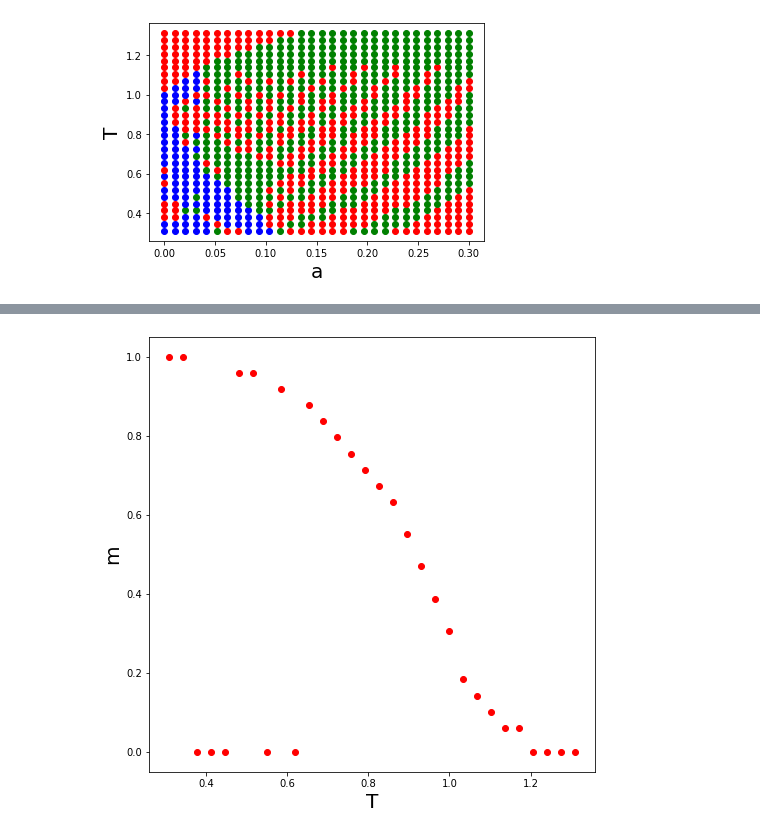
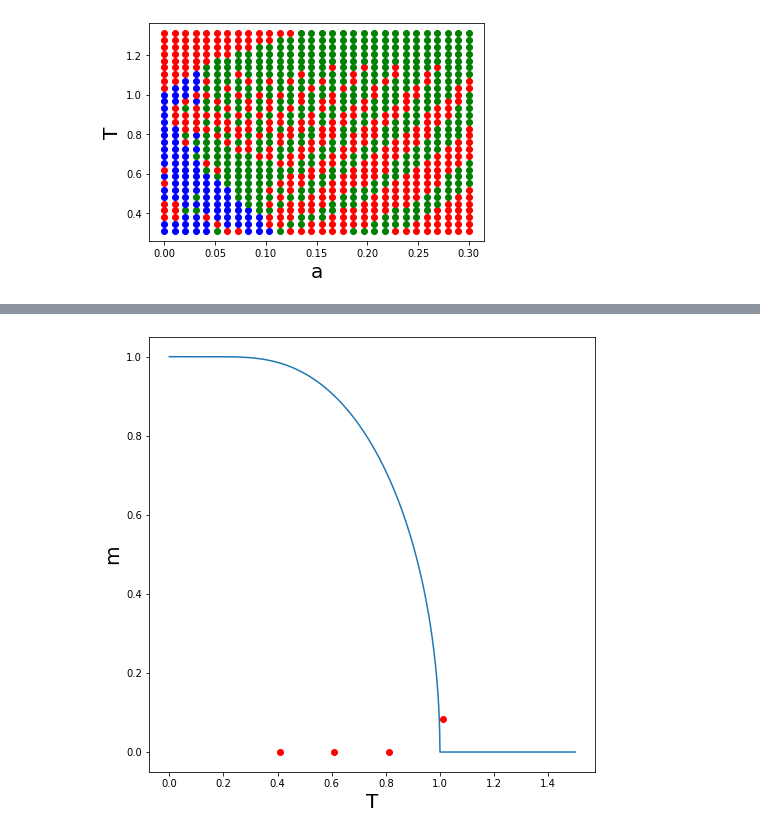
Before and after one commit to yamoyamoto/jupyter, a Jupyter notebook: fp_model/PhaseDiagram-2.ipynb, the cells around one changed output, grey strips where cells are left out. Cells and saved outputs as stored; diff of their text form; code cells hidden in the pictures.

```diff
--- a/fp_model/PhaseDiagram-2.ipynb
+++ b/fp_model/PhaseDiagram-2.ipynb
@@ -330,22 +362,34 @@ plt.show()
 # %%
 #  α=0のときの T vs mのグラフ
 
 import matplotlib.pyplot as plt
 import numpy as np
-result_arr = np.loadtxt("./result0207.csv", delimiter=",")
 
-result_a = result_arr[:, 0]
-result_t = result_arr[:, 1]
-result_m = result_arr[:, 2]
-
+# グラフ設定
 fig = plt.figure(figsize = (8, 8))
 ax = fig.add_subplot(111)
 
 ax.set_xlabel("T", size = 20)
 ax.set_ylabel("m", size = 20)
 
-for i in range(len(result_m)):
-    if result_a[i] == 0.0:
-        ax.scatter(result_t[i], result_m[i], color = "red")
+
+# ニュートン法で解いたもの
+newton_method_solve = np.loadtxt("./a_0_strict.csv")
+
+newton_method_t = newton_method_solve[:, 0]
+newton_method_m = newton_method_solve[:, 1]
+
+ax.plot(newton_method_t, newton_method_m)
+
+
+# 本来の積分ありの方程式を解いたもの
+original_solve = np.loadtxt("./a_0_by_mesh_method.csv", delimiter=",")
+original_a = original_solve[:, 0]
+original_t = original_solve[:, 1]
+original_m = original_solve[:, 2]
+
+for i in range(len(original_m)):
+    if original_a[i] == 0.0:
+        ax.scatter(original_t[i], original_m[i], color = "red")
 # %% [output]
-[figure, old version]
+[figure, new version]
```
Also changed, not shown: parts of 3 cells of this notebook, 3 other files.
